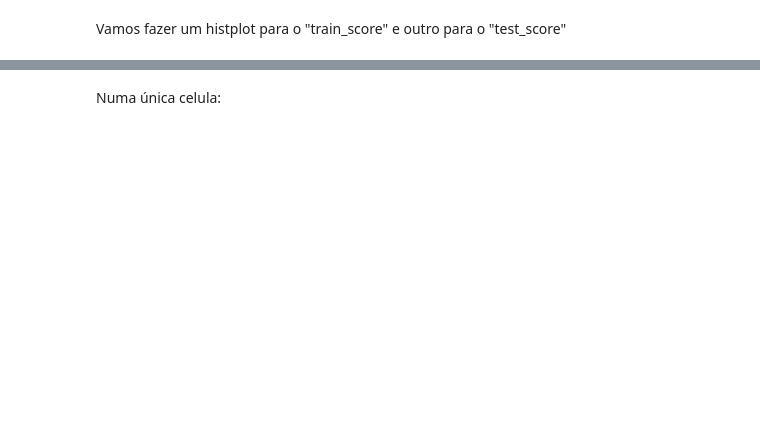
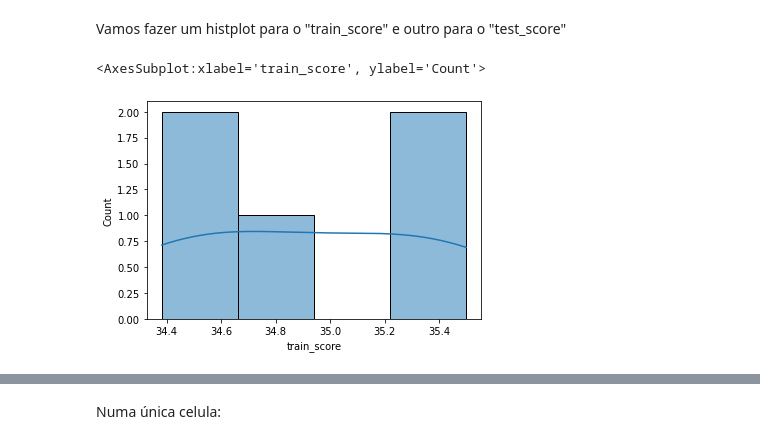
Before and after one commit to patriciacatandi/Lets_Code_DS_Degree_Alunos_ML, a Jupyter notebook: Módulo 9 - Machine Learning I/1_Avaliando_Modelos/Aula_1_validação_cruzada.ipynb, the cells around one changed output, grey strips where cells are left out. Saved outputs shown, nothing was run; the diff lists cells and outputs as text; code cells hidden in the pictures; blank space fills up the shorter version.

```diff
--- a/Módulo 9 - Machine Learning I/1_Avaliando_Modelos/Aula_1_validação_cruzada.ipynb
+++ b/Módulo 9 - Machine Learning I/1_Avaliando_Modelos/Aula_1_validação_cruzada.ipynb
@@ -170,8 +226,8 @@ Vamos considerar nesse exemplo a métrica "neg_mean_absolute_error" e retornar o
 en = ElasticNet()
 
 # Intancia o Kfold com n_splits=5
-kf5 = KFold()
+kf5 = KFold(n_splits=5, shuffle=True, random_state=42)
 
-result_cv = cross_validate()
+result_cv = cross_validate(estimator=en, X=df.drop("y", axis=1), y=df['y'], scoring="neg_mean_absolute_error", cv=5, return_train_score=True)
 # %%
 result_cv
@@ -177,0 +241,3 @@ result_cv
+# %%
+result_cv = cross_validate(estimator=en, X=df.drop("y", axis=1), y=df['y'], scoring="neg_mean_absolute_error", cv=kf5, return_train_score=True)
+result_cv
@@ -181,0 +253,3 @@ df_result_cv =
+# %%
+df_result_cv = pd.DataFrame(result_cv)
+df_result_cv
@@ -189,2 +291,7 @@ E na média e desvio padrão, como fica?
 # %% [markdown]
 Vamos fazer um histplot para o "train_score" e outro para o "test_score"
+# %%
+sns.histplot(data=df_result_cv, x='train_score', kde=True)
+# %% [output]
+<AxesSubplot:xlabel='train_score', ylabel='Count'>
+[figure, added]
```
Also changed, not shown: parts of 28 cells of this notebook.
